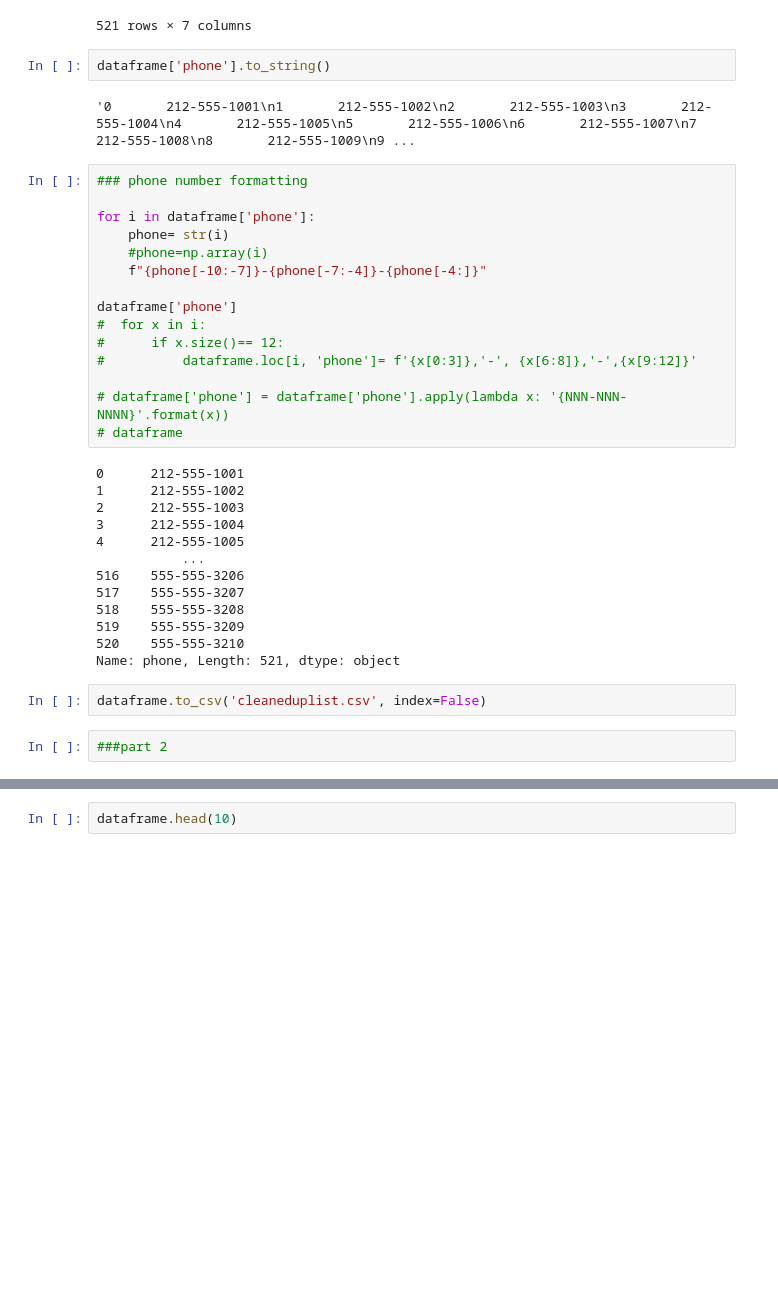
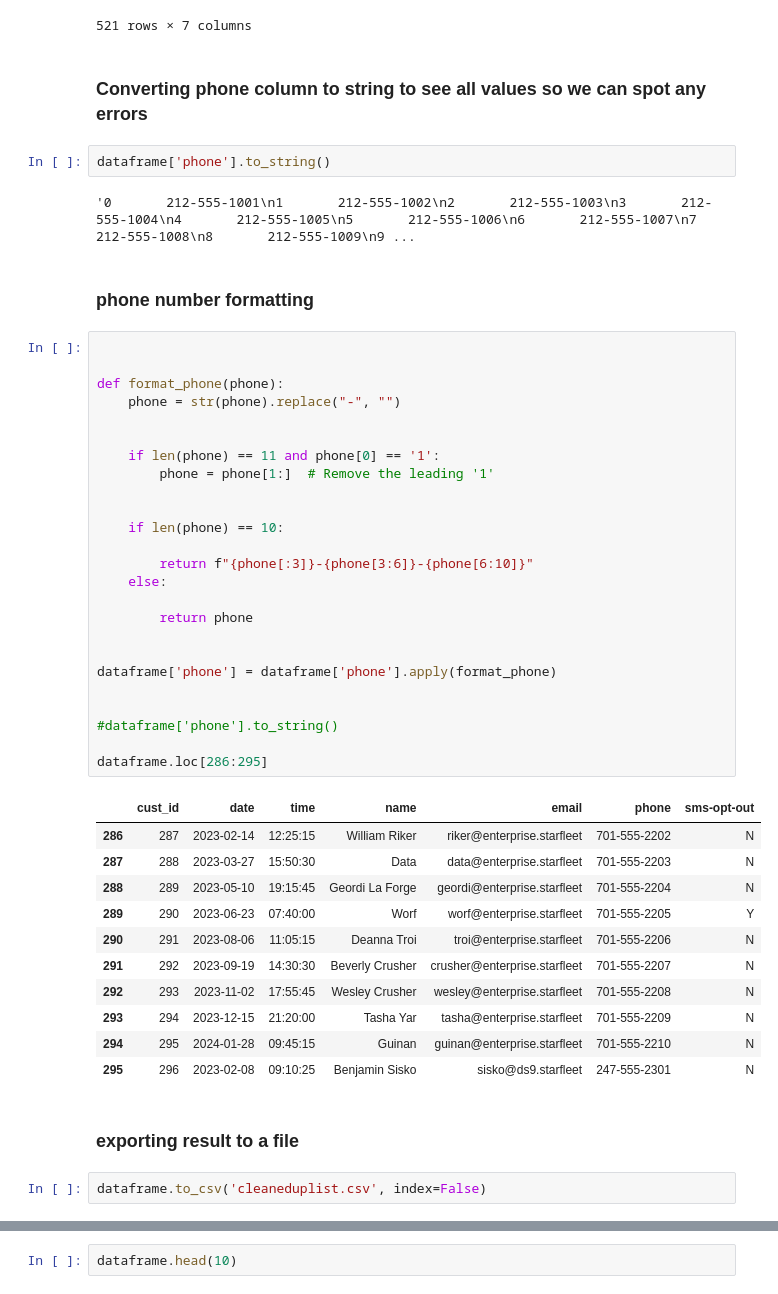
Before and after one commit to ZainabUn/Capstone_2_Zainab, a Jupyter notebook: clean_up_list.ipynb, the cells around one changed output, grey strips where cells are left out. Drawn from its saved outputs; the diff is of its cells as text; blank space fills up the shorter version.

```diff
--- a/clean_up_list.ipynb
+++ b/clean_up_list.ipynb
@@ -144,39 +176,52 @@ dataframe
 | 519 | 520 | 2023-05-18 | 13:45:15 | Vanessa D. | vanessa@danvillekids.com | 555-555-3209 | N |
 | 520 | 521 | 2023-08-01 | 18:10:30 | Linda Flynn-Fletcher | linda@danvillekids.com | 555-555-3210 | N |
 521 rows × 7 columns
+# %% [markdown]
+### Converting phone column to string to see all values so we can spot any errors
 # %%
 dataframe['phone'].to_string()
 # %% [output]
 '0       212-555-1001\n1       212-555-1002\n2       212-555-1003\n3       212-555-1004\n4       212-555-1005\n5       212-555-1006\n6       212-555-1007\n7       212-555-1008\n8       212-555-1009\n9 ...
+# %% [markdown]
+### phone number formatting
 # %%
-### phone number formatting
 
-for i in dataframe['phone']:
-    phone= str(i)
-    #phone=np.array(i)
-    f"{phone[-10:-7]}-{phone[-7:-4]}-{phone[-4:]}"
 
-dataframe['phone']
-#  for x in i:
-#      if x.size()== 12:
-#          dataframe.loc[i, 'phone']= f'{x[0:3]},'-', {x[6:8]},'-',{x[9:12]}'
+def format_phone(phone):
+    phone = str(phone).replace("-", "")
 
-# dataframe['phone'] = dataframe['phone'].apply(lambda x: '{NNN-NNN-NNNN}'.format(x))
-# dataframe
+
+    if len(phone) == 11 and phone[0] == '1':
+        phone = phone[1:]  # Remove the leading '1'
+
+
+    if len(phone) == 10:
+
+        return f"{phone[:3]}-{phone[3:6]}-{phone[6:10]}"
+    else:
+
+        return phone
+
+
+dataframe['phone'] = dataframe['phone'].apply(format_phone)
+
+
+#dataframe['phone'].to_string()
+
+dataframe.loc[286:295]
 # %% [output]
-0      212-555-1001
-1      212-555-1002
-2      212-555-1003
-3      212-555-1004
-4      212-555-1005
-           ...
-516    555-555-3206
-517    555-555-3207
-518    555-555-3208
-519    555-555-3209
-520    555-555-3210
-Name: phone, Length: 521, dtype: object
+|  | cust_id | date | time | name | email | phone | sms-opt-out |
+| 286 | 287 | 2023-02-14 | 12:25:15 | William Riker | riker@enterprise.starfleet | 701-555-2202 | N |
+| 287 | 288 | 2023-03-27 | 15:50:30 | Data | data@enterprise.starfleet | 701-555-2203 | N |
+| 288 | 289 | 2023-05-10 | 19:15:45 | Geordi La Forge | geordi@enterprise.starfleet | 701-555-2204 | N |
+| 289 | 290 | 2023-06-23 | 07:40:00 | Worf | worf@enterprise.starfleet | 701-555-2205 | Y |
+| 290 | 291 | 2023-08-06 | 11:05:15 | Deanna Troi | troi@enterprise.starfleet | 701-555-2206 | N |
+| 291 | 292 | 2023-09-19 | 14:30:30 | Beverly Crusher | crusher@enterprise.starfleet | 701-555-2207 | N |
+| 292 | 293 | 2023-11-02 | 17:55:45 | Wesley Crusher | wesley@enterprise.starfleet | 701-555-2208 | N |
+| 293 | 294 | 2023-12-15 | 21:20:00 | Tasha Yar | tasha@enterprise.starfleet | 701-555-2209 | N |
+| 294 | 295 | 2024-01-28 | 09:45:15 | Guinan | guinan@enterprise.starfleet | 701-555-2210 | N |
+| 295 | 296 | 2023-02-08 | 09:10:25 | Benjamin Sisko | sisko@ds9.starfleet | 247-555-2301 | N |
+# %% [markdown]
+### exporting result to a file
 # %%
 dataframe.to_csv('cleaneduplist.csv', index=False)
-# %%
-###part 2
```
Also changed, not shown: parts of 26 cells of this notebook, 1 other file.
